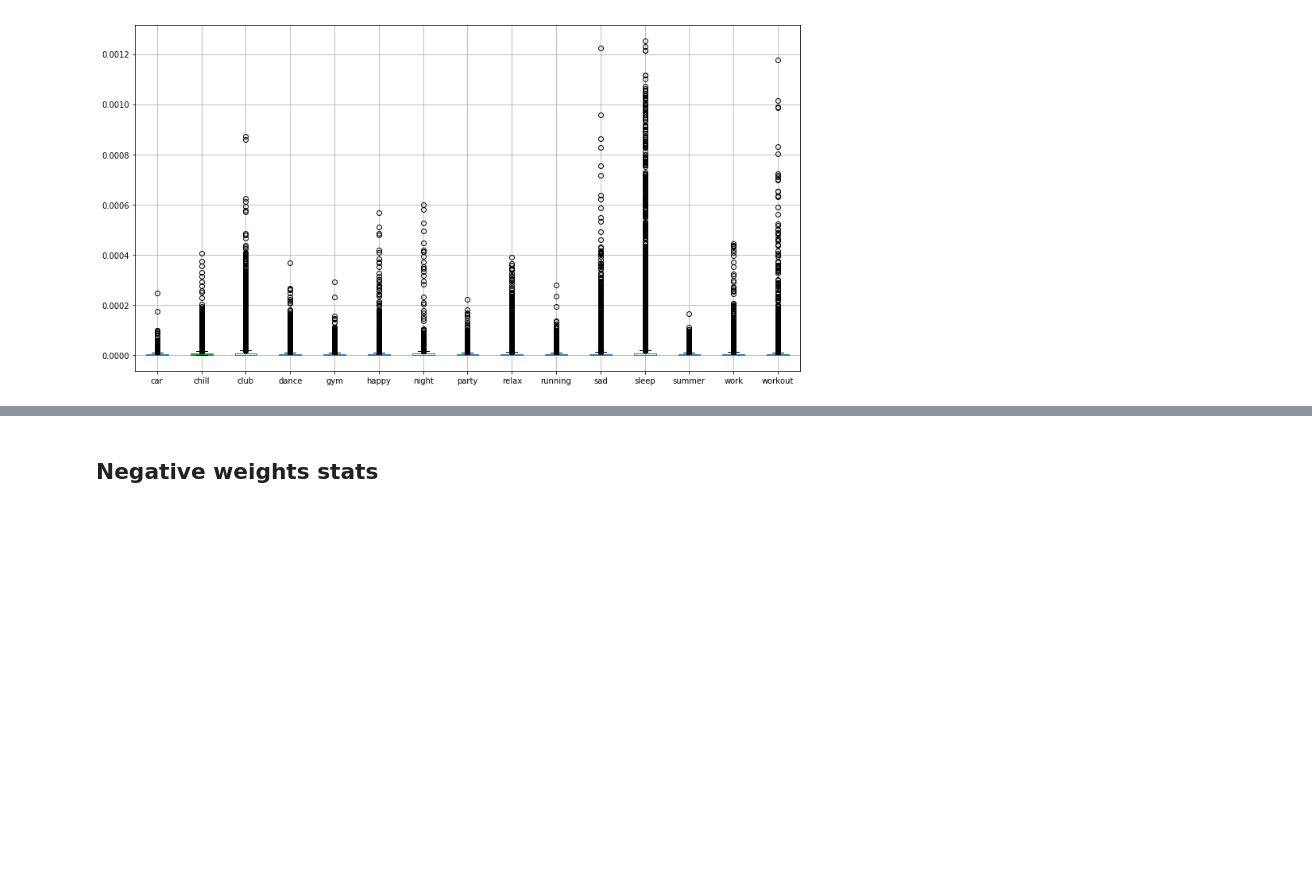
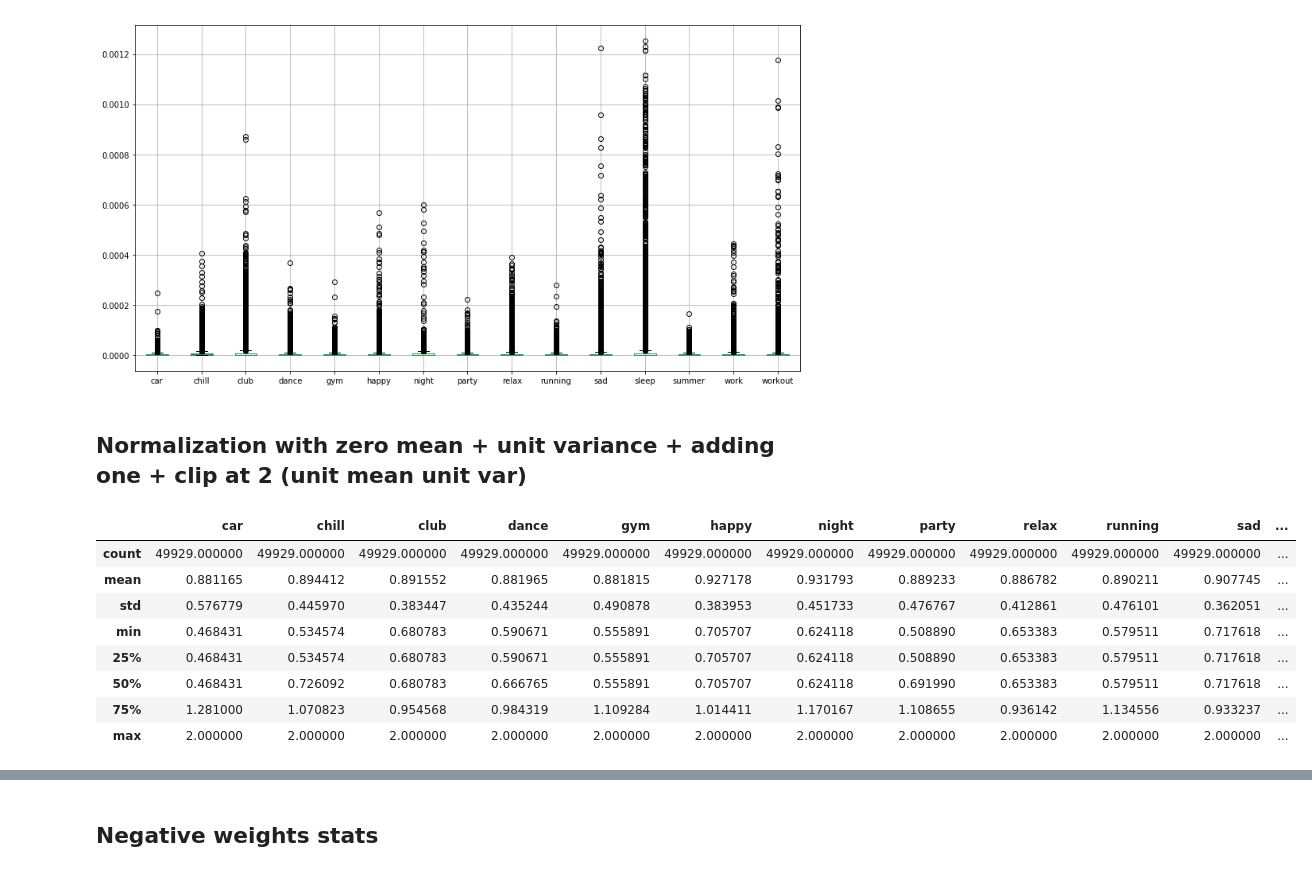
Before and after one commit to KarimMibrahim/context_classification_cnn, a Jupyter notebook: Analysis of weights for cross Entropy.ipynb, the cells around one changed output, grey strips where cells are left out. Saved outputs shown, nothing was run; the diff lists cells and outputs as text; code cells hidden in the pictures; blank space fills up the shorter version.

```diff
--- a/Analysis of weights for cross Entropy.ipynb
+++ b/Analysis of weights for cross Entropy.ipynb
@@ -132,3 +108,5 @@ positive_weights_noNormalization.boxplot(figsize = (15,8))
 # %% [output]
 <matplotlib.axes._subplots.AxesSubplot at 0x...>
 [figure]
+# %% [markdown]
+## Normalization with zero mean + unit variance + adding one + clip at 2 (unit mean unit var)
@@ -134,0 +117,14 @@ positive_weights_noNormalization.boxplot(figsize = (15,8))
+# %%
+# replacing 0s with NaNs to ignore them in our stats
+positive_weights_unitMean_unitvar_noID = positive_weights_unitMean_unitvar_noID[positive_weights_unitMean_unitvar_noID > 0]
+positive_weights_unitMean_unitvar_noID.describe()
+# %% [output]
+|  | car | chill | club | dance | gym | happy | night | party | relax | running | sad | ... |
+| count | 49929.000000 | 49929.000000 | 49929.000000 | 49929.000000 | 49929.000000 | 49929.000000 | 49929.000000 | 49929.000000 | 49929.000000 | 49929.000000 | 49929.000000 | ... |
+| mean | 0.881165 | 0.894412 | 0.891552 | 0.881965 | 0.881815 | 0.927178 | 0.931793 | 0.889233 | 0.886782 | 0.890211 | 0.907745 | ... |
+| std | 0.576779 | 0.445970 | 0.383447 | 0.435244 | 0.490878 | 0.383953 | 0.451733 | 0.476767 | 0.412861 | 0.476101 | 0.362051 | ... |
+| min | 0.468431 | 0.534574 | 0.680783 | 0.590671 | 0.555891 | 0.705707 | 0.624118 | 0.508890 | 0.653383 | 0.579511 | 0.717618 | ... |
+| 25% | 0.468431 | 0.534574 | 0.680783 | 0.590671 | 0.555891 | 0.705707 | 0.624118 | 0.508890 | 0.653383 | 0.579511 | 0.717618 | ... |
+| 50% | 0.468431 | 0.726092 | 0.680783 | 0.666765 | 0.555891 | 0.705707 | 0.624118 | 0.691990 | 0.653383 | 0.579511 | 0.717618 | ... |
+| 75% | 1.281000 | 1.070823 | 0.954568 | 0.984319 | 1.109284 | 1.014411 | 1.170167 | 1.108655 | 0.936142 | 1.134556 | 0.933237 | ... |
+| max | 2.000000 | 2.000000 | 2.000000 | 2.000000 | 2.000000 | 2.000000 | 2.000000 | 2.000000 | 2.000000 | 2.000000 | 2.000000 | ... |
```
Also changed, not shown: parts of 8 cells of this notebook, 2 other files.
